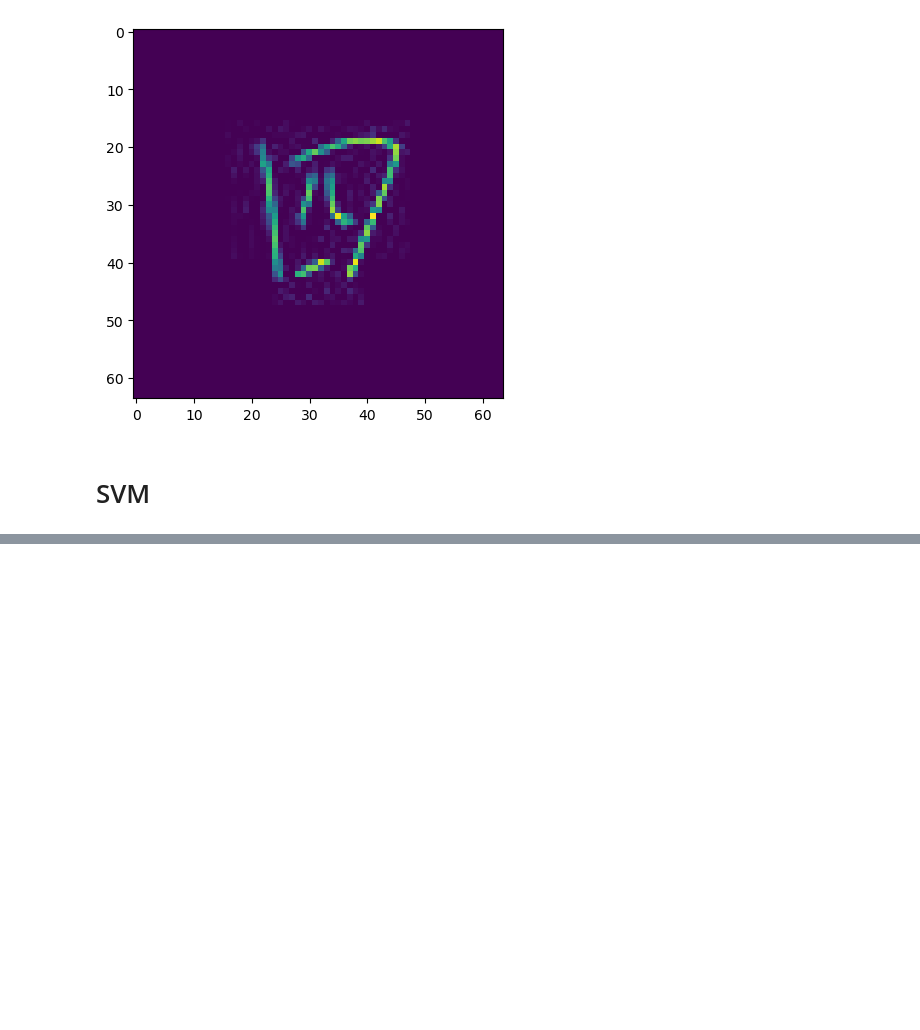
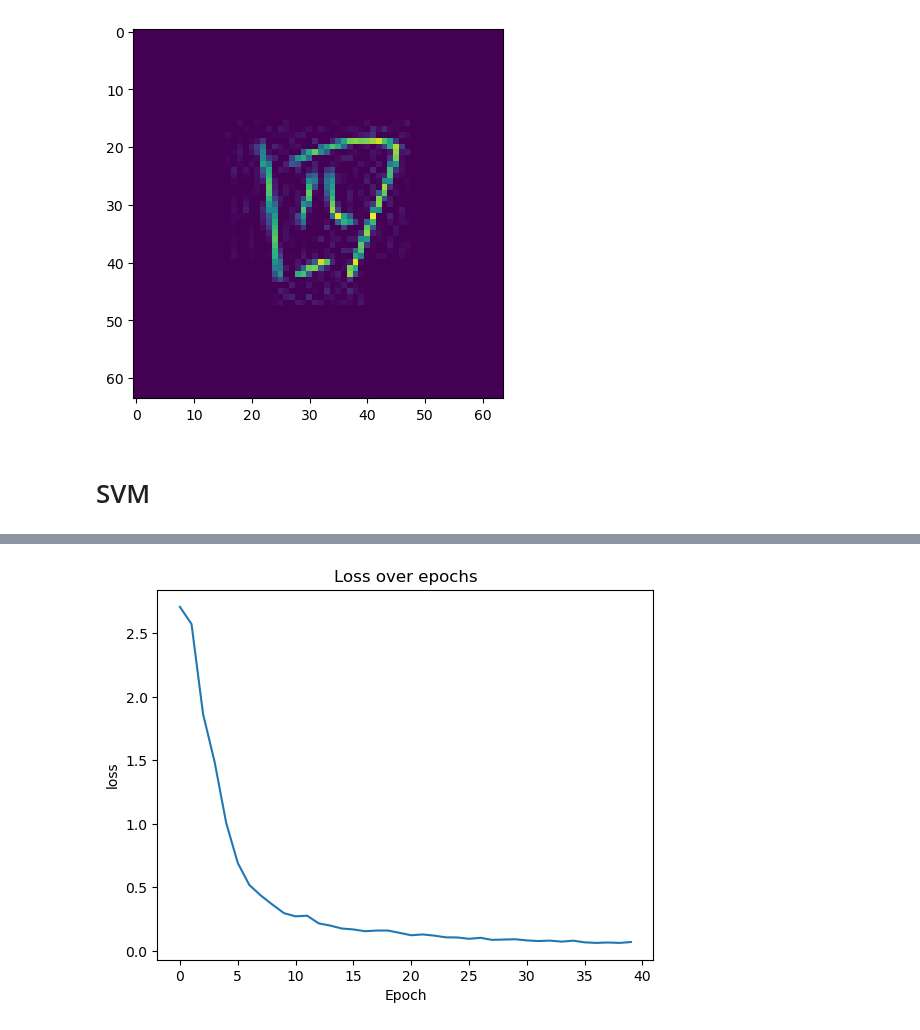
Before and after one commit to quiet98k/Chinese-Digit-Classifier, a Jupyter notebook: minst.ipynb, the cells around one changed output, grey strips where cells are left out. Cells and saved outputs as stored; diff of their text form; code cells hidden in the pictures; blank space fills up the shorter version.

```diff
--- a/minst.ipynb
+++ b/minst.ipynb
@@ -910,0 +1063,16 @@ print("Time for one fit:", time.time() - start_time)
+# %%
+# Best accuracy: 96.63333333333334% with parameters: {'batch_size': 64, 'dropout_rate': 0.3, 'learning_rate': 0.001, 'num_epochs': 40, 'optimizer': 'sgd'}
+# Best accuracy: 95.2% with parameters: {'batch_size': 256, 'dropout_rate': 0.3, 'learning_rate': 0.01, 'num_epochs': 40, 'optimizer': 'adam'}
+train_loader = DataLoader(combined_trainDataset, batch_size=64, shuffle=True)
+test_loader = DataLoader(combined_testDataset, batch_size=64, shuffle=False)
+
+model = LeNet(dropout_rate=0.3).to(device)
+criterion = nn.CrossEntropyLoss()
+optimizer = optim.SGD(model.parameters(), lr=0.001, momentum=0.99)
+#optimizer = optim.Adam(model.parameters(), lr=0.01)
+
+loss_history = train_model(train_loader, model, criterion, optimizer, num_epochs=40)
+
+accuracy = evaluate_model(test_loader, model)
+
+print(f"Test Accuracy: {accuracy}%")
@@ -910,0 +1097,8 @@ print("Time for one fit:", time.time() - start_time)
+# %%
+plt.plot(loss_history)
+plt.xlabel('Epoch')
+plt.ylabel('loss')
+plt.title('Loss over epochs')
+plt.show()
+# %% [output]
+[figure, added]
```
Also changed, not shown: parts of 13 cells of this notebook.
